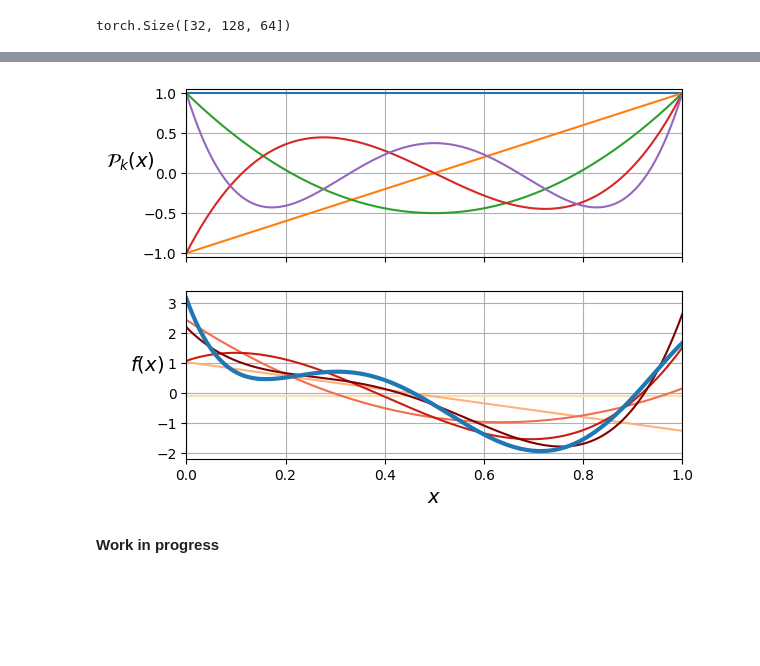
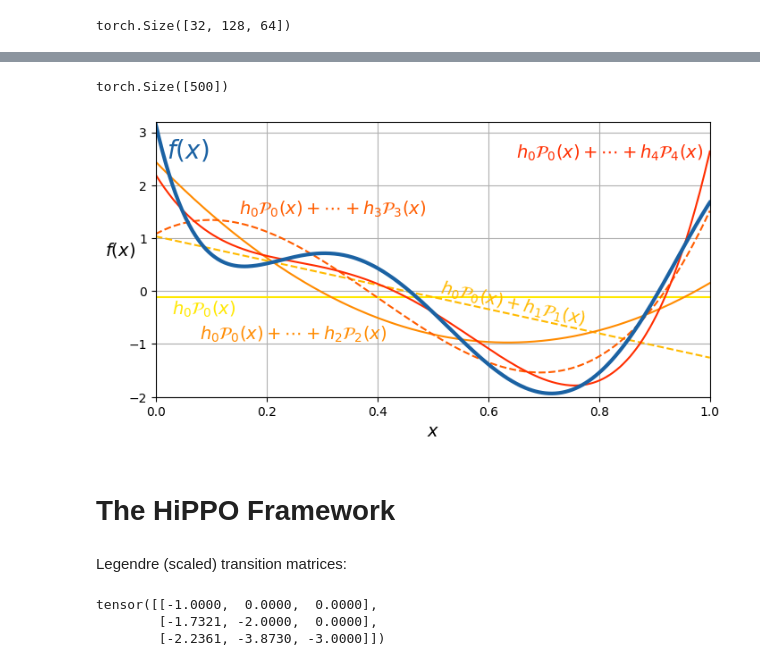
Before and after one commit to niuers/handson-mlp, a Jupyter notebook: Appendix_E_state_space_models.ipynb, the cells around one changed output, grey strips where cells are left out. Drawn from its saved outputs; the diff is of its cells as text; code cells hidden in the pictures; blank space fills up the shorter version.

```diff
--- a/Appendix_E_state_space_models.ipynb
+++ b/Appendix_E_state_space_models.ipynb
@@ -108,33 +198,40 @@ def shifted_legendre_polynomial(k, x):
 # %%
-def reconstructed_function(weights, x):
-    Pks = [shifted_legendre_polynomial(k, x) for k in range(weights.size(0))]
-    return (weights[:, None] * torch.stack(Pks)).sum(dim=0)
+def reconstructed_function(h, x):
+    Pks = [shifted_legendre_polynomial(k, x) for k in range(h.size(0))]
+    return (h.unsqueeze(-1) * torch.stack(Pks)).sum(dim=0)
-# %%
-cmap = plt.get_cmap('OrRd')
-
-x = torch.linspace(0, 1, 500)
-k_max = 5
-fig, axs = plt.subplots(2, 1, sharex=True)
-for k in range(k_max):
-    y = shifted_legendre_polynomial(k, x)
-    axs[0].plot(x, y)
-    axs[0].grid(True)
-    axs[0].axis([0, 1, -1.05, 1.05])
-    axs[0].set_ylabel(r"$\mathcal{P}_k(x)$   ", rotation=0)
-
-torch.manual_seed(13)
-weights = torch.randn(k_max + 3)
-for k in range(1, k_max + 2):
-    y = reconstructed_function(weights[:k], x)
-    axs[1].plot(x, y, color=cmap(k / k_max))
-    axs[1].set_xlabel("$x$")
-    axs[1].set_ylabel(r"$f(x)$  ", rotation=0)
-    axs[1].grid(True)
-u = reconstructed_function(weights, x)
-plt.plot(x, y, linewidth=3)
-
-plt.show()
-# %% [output]
-[figure, removed]
-# %% [markdown]
-**Work in progress**
+# %%
+torch.manual_seed(13)
+weights = torch.randn(k_max + 3)
+reconstructed_function(weights, x).shape
+# %% [output]
+torch.Size([500])
+# %%
+cmap = plt.colormaps["autumn_r"]
+colors = [cmap((i + 0.5) / (k_max + 0.5)) for i in range(k_max + 1)]
+f_color = "#1b62a3"
+
+plt.figure(figsize=(8, 4))
+for k in range(k_max + 1):
+    y = reconstructed_function(weights[: k + 1], x)
+    plt.plot(x, y, color=colors[k], linestyle="-" if k % 2 == 0 else "--")
+    plt.xlabel("$x$")
+    plt.ylabel(r"$f(x)$  ", rotation=0)
+    plt.grid(True)
+
+u = reconstructed_function(weights, x)
+plt.plot(x, y, linewidth=3, color=f_color)
+plt.axis([0, 1, -2, 3.2])
+plt.text(0.03, -0.45, r"$h_0\mathcal{P}_0(x)$", color=colors[0])
+plt.text(0.51, -0.65, r"$h_0\mathcal{P}_0(x) + h_1\mathcal{P}_1(x)$", color=colors[1], rotation=-12.5)
+plt.text(0.08, -0.91, r"$h_0\mathcal{P}_0(x) + ⋯ + h_2\mathcal{P}_2(x)$", color=colors[2])
+plt.text(0.15, 1.45, r"$h_0\mathcal{P}_0(x) + ⋯ + h_3\mathcal{P}_3(x)$", color=colors[3])
+plt.text(0.65, 2.52, r"$h_0\mathcal{P}_0(x) + ⋯ + h_4\mathcal{P}_4(x)$", color=colors[4])
+plt.text(0.02, 2.52, r"$f(x)$", color=f_color, fontsize=20)
+
+plt.show()
+# %% [output]
+[figure, added]
+# %% [markdown]
+# The HiPPO Framework
+# %% [markdown]
+Legendre (scaled) transition matrices:
@@ -140,0 +249,7 @@ plt.show()
+# %%
+A, B = legs(3)
+A
+# %% [output]
+tensor([[-1.0000,  0.0000,  0.0000],
+        [-1.7321, -2.0000,  0.0000],
+        [-2.2361, -3.8730, -3.0000]])
```
Also changed, not shown: parts of 48 cells of this notebook.
